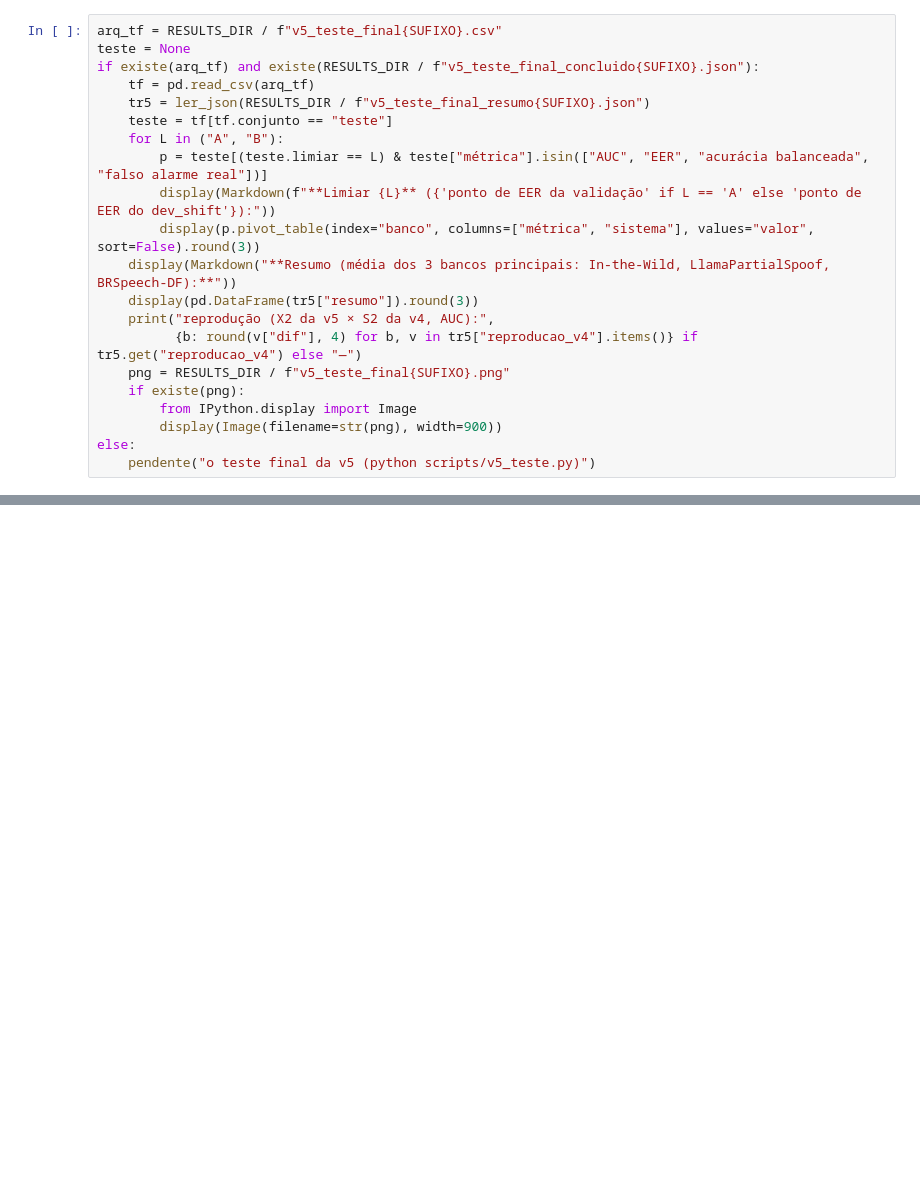
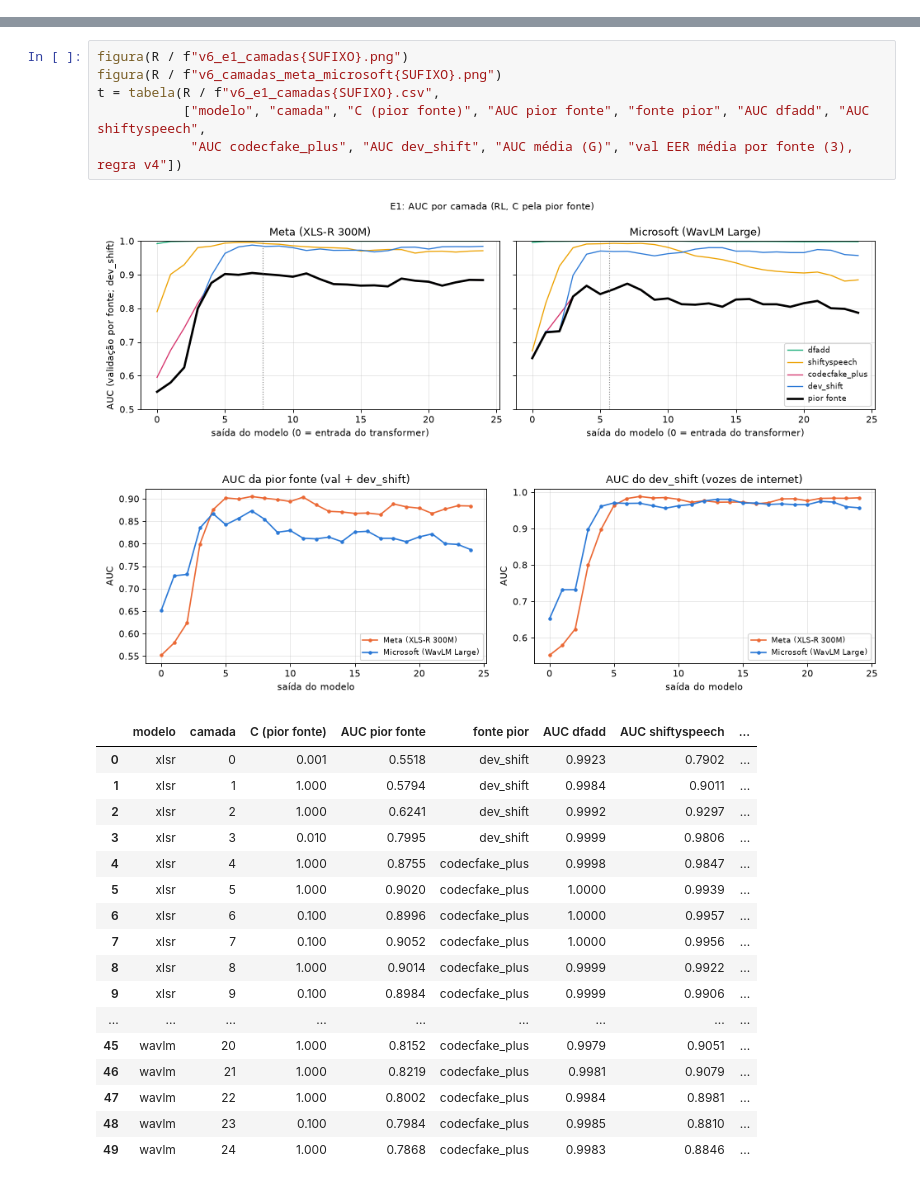
Before and after one commit to FredericoAyres/projeto_final_AI, a Jupyter notebook: notebook.ipynb, the cells around one changed output, grey strips where cells are left out. Saved outputs shown, nothing was run; the diff lists cells and outputs as text; blank space fills up the shorter version.

```diff
--- a/notebook.ipynb
+++ b/notebook.ipynb
@@ -548,21 +0,0 @@ for nome, titulo in (("fontes", "EER e AUC por fonte (validação)"), ("geradore
-# %%
-arq_tf = RESULTS_DIR / f"v5_teste_final{SUFIXO}.csv"
-teste = None
-if existe(arq_tf) and existe(RESULTS_DIR / f"v5_teste_final_concluido{SUFIXO}.json"):
-    tf = pd.read_csv(arq_tf)
-    tr5 = ler_json(RESULTS_DIR / f"v5_teste_final_resumo{SUFIXO}.json")
-    teste = tf[tf.conjunto == "teste"]
-    for L in ("A", "B"):
-        p = teste[(teste.limiar == L) & teste["métrica"].isin(["AUC", "EER", "acurácia balanceada", "falso alarme real"])]
-        display(Markdown(f"**Limiar {L}** ({'ponto de EER da validação' if L == 'A' else 'ponto de EER do dev_shift'}):"))
-        display(p.pivot_table(index="banco", columns=["métrica", "sistema"], values="valor", sort=False).round(3))
-    display(Markdown("**Resumo (média dos 3 bancos principais: In-the-Wild, LlamaPartialSpoof, BRSpeech-DF):**"))
-    display(pd.DataFrame(tr5["resumo"]).round(3))
-    print("reprodução (X2 da v5 × S2 da v4, AUC):",
-          {b: round(v["dif"], 4) for b, v in tr5["reproducao_v4"].items()} if tr5.get("reproducao_v4") else "—")
-    png = RESULTS_DIR / f"v5_teste_final{SUFIXO}.png"
-    if existe(png):
-        from IPython.display import Image
-        display(Image(filename=str(png), width=900))
-else:
-    pendente("o teste final da v5 (python scripts/v5_teste.py)")
@@ -668,0 +313,26 @@ if cmp_ and teste is not None:
+# %%
+figura(R / f"v6_e1_camadas{SUFIXO}.png")
+figura(R / f"v6_camadas_meta_microsoft{SUFIXO}.png")
+t = tabela(R / f"v6_e1_camadas{SUFIXO}.csv",
+           ["modelo", "camada", "C (pior fonte)", "AUC pior fonte", "fonte pior", "AUC dfadd", "AUC shiftyspeech",
+            "AUC codecfake_plus", "AUC dev_shift", "AUC média (G)", "val EER média por fonte (3), regra v4"])
+# %% [output]
+[figure, added]
+[figure, added]
+|  | modelo | camada | C (pior fonte) | AUC pior fonte | fonte pior | AUC dfadd | AUC shiftyspeech | ... |
+| 0 | xlsr | 0 | 0.001 | 0.5518 | dev_shift | 0.9923 | 0.7902 | ... |
+| 1 | xlsr | 1 | 1.000 | 0.5794 | dev_shift | 0.9984 | 0.9011 | ... |
+| 2 | xlsr | 2 | 1.000 | 0.6241 | dev_shift | 0.9992 | 0.9297 | ... |
+| 3 | xlsr | 3 | 0.010 | 0.7995 | dev_shift | 0.9999 | 0.9806 | ... |
+| 4 | xlsr | 4 | 1.000 | 0.8755 | codecfake_plus | 0.9998 | 0.9847 | ... |
+| 5 | xlsr | 5 | 1.000 | 0.9020 | codecfake_plus | 1.0000 | 0.9939 | ... |
+| 6 | xlsr | 6 | 0.100 | 0.8996 | codecfake_plus | 1.0000 | 0.9957 | ... |
+| 7 | xlsr | 7 | 0.100 | 0.9052 | codecfake_plus | 1.0000 | 0.9956 | ... |
+| 8 | xlsr | 8 | 1.000 | 0.9014 | codecfake_plus | 0.9999 | 0.9922 | ... |
+| 9 | xlsr | 9 | 0.100 | 0.8984 | codecfake_plus | 0.9999 | 0.9906 | ... |
+| ... | ... | ... | ... | ... | ... | ... | ... | ... |
+| 45 | wavlm | 20 | 1.000 | 0.8152 | codecfake_plus | 0.9979 | 0.9051 | ... |
+| 46 | wavlm | 21 | 1.000 | 0.8219 | codecfake_plus | 0.9981 | 0.9079 | ... |
+| 47 | wavlm | 22 | 1.000 | 0.8002 | codecfake_plus | 0.9984 | 0.8981 | ... |
+| 48 | wavlm | 23 | 0.100 | 0.7984 | codecfake_plus | 0.9985 | 0.8810 | ... |
+| 49 | wavlm | 24 | 1.000 | 0.7868 | codecfake_plus | 0.9983 | 0.8846 | ... |
```
Also changed, not shown: parts of 74 cells of this notebook, 57 other files.
